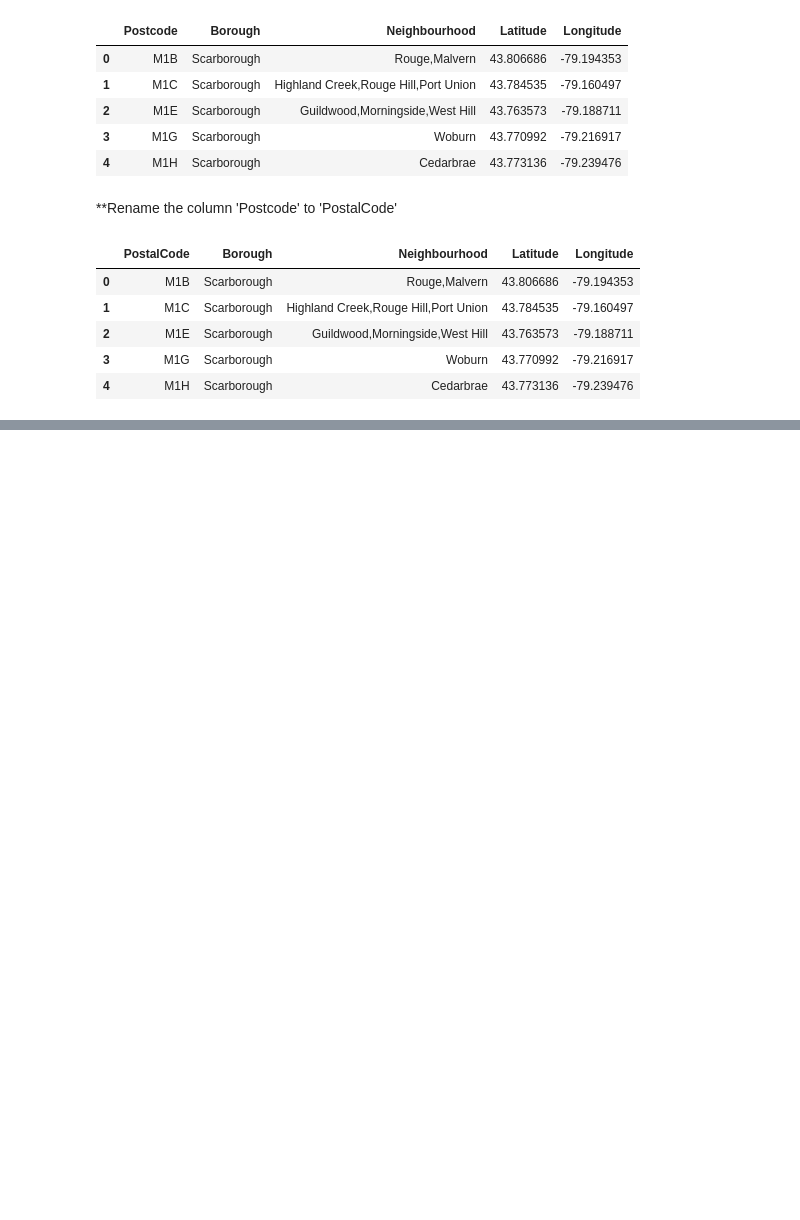
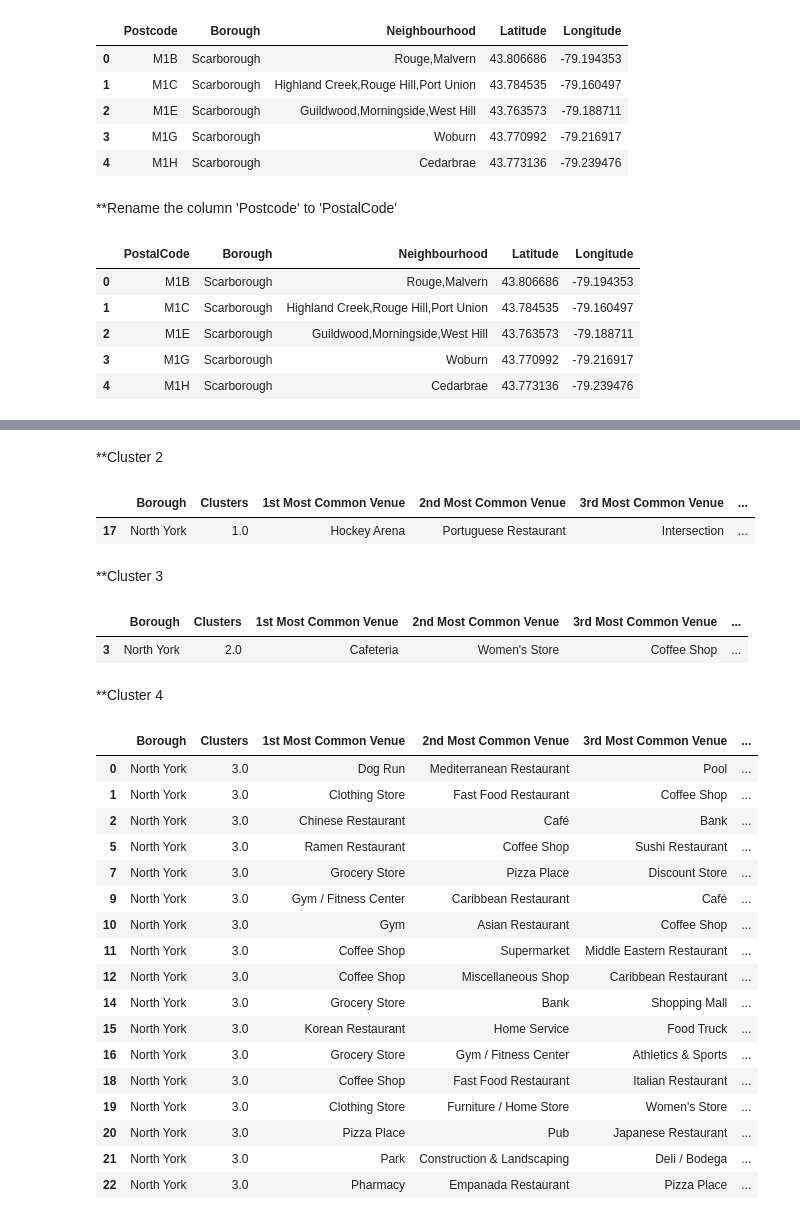
Before and after one commit to ivywangying/Coursera_Capstone, a Jupyter notebook: Toronto_Segmenting_and_Clustering_Neighbourhoods.ipynb, the cells around one changed output, grey strips where cells are left out. Drawn from its saved outputs; the diff is of its cells as text; code cells hidden in the pictures; blank space fills up the shorter version.

```diff
--- a/Toronto_Segmenting_and_Clustering_Neighbourhoods.ipynb
+++ b/Toronto_Segmenting_and_Clustering_Neighbourhoods.ipynb
@@ -217,0 +625,21 @@ df_torgeo.head()
+# %%
+num_top_venues = 10
+
+indicators = ['st', 'nd', 'rd']
+
+# create columns according to number of top venues
+columns = ['Neighbourhood']
+for ind in np.arange(num_top_venues):
+    try:
+        columns.append('{}{} Most Common Venue'.format(ind+1, indicators[ind]))
+    except:
+        columns.append('{}th Most Common Venue'.format(ind+1))
+
+# create a new dataframe
+neighbourhoods_venues_sorted = pd.DataFrame(columns=columns)
+neighbourhoods_venues_sorted['Neighbourhood'] = nyork_grouped['Neighbourhood']
+
+for ind in np.arange(nyork_grouped.shape[0]):
+    neighbourhoods_venues_sorted.iloc[ind, 1:] = return_most_common_venues(nyork_grouped.iloc[ind, :], num_top_venues)
+
+neighbourhoods_venues_sorted.head()
@@ -217,0 +656,11 @@ df_torgeo.head()
+# %%
+# set number of clusters
+kclusters = 5
+
+nyork_grouped_clustering = nyork_grouped.drop('Neighbourhood', 1)
+
+# run k-means clustering
+kmeans = KMeans(n_clusters=kclusters, random_state=0).fit(nyork_grouped_clustering)
+
+# check cluster labels generated for each row in the dataframe
+kmeans.labels_[0:10]
@@ -217,0 +671,10 @@ df_torgeo.head()
+# %%
+# add clustering labels
+neighbourhoods_venues_sorted.insert(0, 'Clusters', kmeans.labels_)
+
+nyork_merged = Nyork_data
+
+# merge toronto_grouped with toronto_data to add latitude/longitude for each neighborhood
+nyork_merged = nyork_merged.join(neighbourhoods_venues_sorted.set_index('Neighbourhood'), on='Neighbourhood')
+
+nyork_merged.head() # check the last columns!
@@ -217,0 +724,37 @@ df_torgeo.head()
+# %% [markdown]
+**Cluster 2
+# %%
+nyork_merged.loc[nyork_merged['Clusters'] == 1, nyork_merged.columns[[1] + list(range(5, nyork_merged.shape[1]))]]
+# %% [output]
+|  | Borough | Clusters | 1st Most Common Venue | 2nd Most Common Venue | 3rd Most Common Venue | ... |
+| 17 | North York | 1.0 | Hockey Arena | Portuguese Restaurant | Intersection | ... |
+# %% [markdown]
+**Cluster 3
+# %%
+nyork_merged.loc[nyork_merged['Clusters'] == 2, nyork_merged.columns[[1] + list(range(5, nyork_merged.shape[1]))]]
+# %% [output]
+|  | Borough | Clusters | 1st Most Common Venue | 2nd Most Common Venue | 3rd Most Common Venue | ... |
+| 3 | North York | 2.0 | Cafeteria | Women's Store | Coffee Shop | ... |
+# %% [markdown]
+**Cluster 4
+# %%
+nyork_merged.loc[nyork_merged['Clusters'] == 3, nyork_merged.columns[[1] + list(range(5, nyork_merged.shape[1]))]]
+# %% [output]
+|  | Borough | Clusters | 1st Most Common Venue | 2nd Most Common Venue | 3rd Most Common Venue | ... |
+| 0 | North York | 3.0 | Dog Run | Mediterranean Restaurant | Pool | ... |
+| 1 | North York | 3.0 | Clothing Store | Fast Food Restaurant | Coffee Shop | ... |
+| 2 | North York | 3.0 | Chinese Restaurant | Café | Bank | ... |
+| 5 | North York | 3.0 | Ramen Restaurant | Coffee Shop | Sushi Restaurant | ... |
+| 7 | North York | 3.0 | Grocery Store | Pizza Place | Discount Store | ... |
+| 9 | North York | 3.0 | Gym / Fitness Center | Caribbean Restaurant | Café | ... |
+| 10 | North York | 3.0 | Gym | Asian Restaurant | Coffee Shop | ... |
+| 11 | North York | 3.0 | Coffee Shop | Supermarket | Middle Eastern Restaurant | ... |
+| 12 | North York | 3.0 | Coffee Shop | Miscellaneous Shop | Caribbean Restaurant | ... |
+| 14 | North York | 3.0 | Grocery Store | Bank | Shopping Mall | ... |
+| 15 | North York | 3.0 | Korean Restaurant | Home Service | Food Truck | ... |
+| 16 | North York | 3.0 | Grocery Store | Gym / Fitness Center | Athletics & Sports | ... |
+| 18 | North York | 3.0 | Coffee Shop | Fast Food Restaurant | Italian Restaurant | ... |
+| 19 | North York | 3.0 | Clothing Store | Furniture / Home Store | Women's Store | ... |
+| 20 | North York | 3.0 | Pizza Place | Pub | Japanese Restaurant | ... |
+| 21 | North York | 3.0 | Park | Construction & Landscaping | Deli / Bodega | ... |
+| 22 | North York | 3.0 | Pharmacy | Empanada Restaurant | Pizza Place | ... |
```
Also changed, not shown: parts of 76 cells of this notebook.
